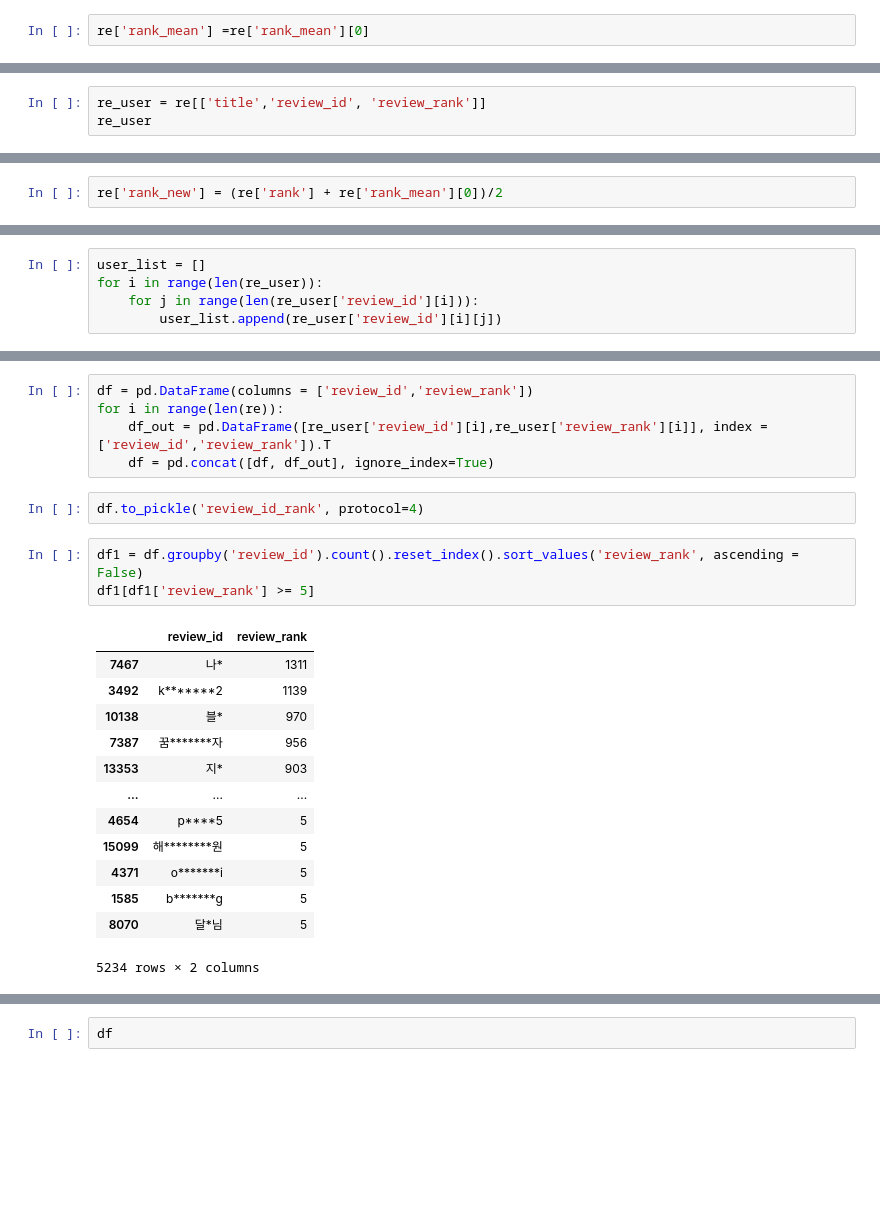
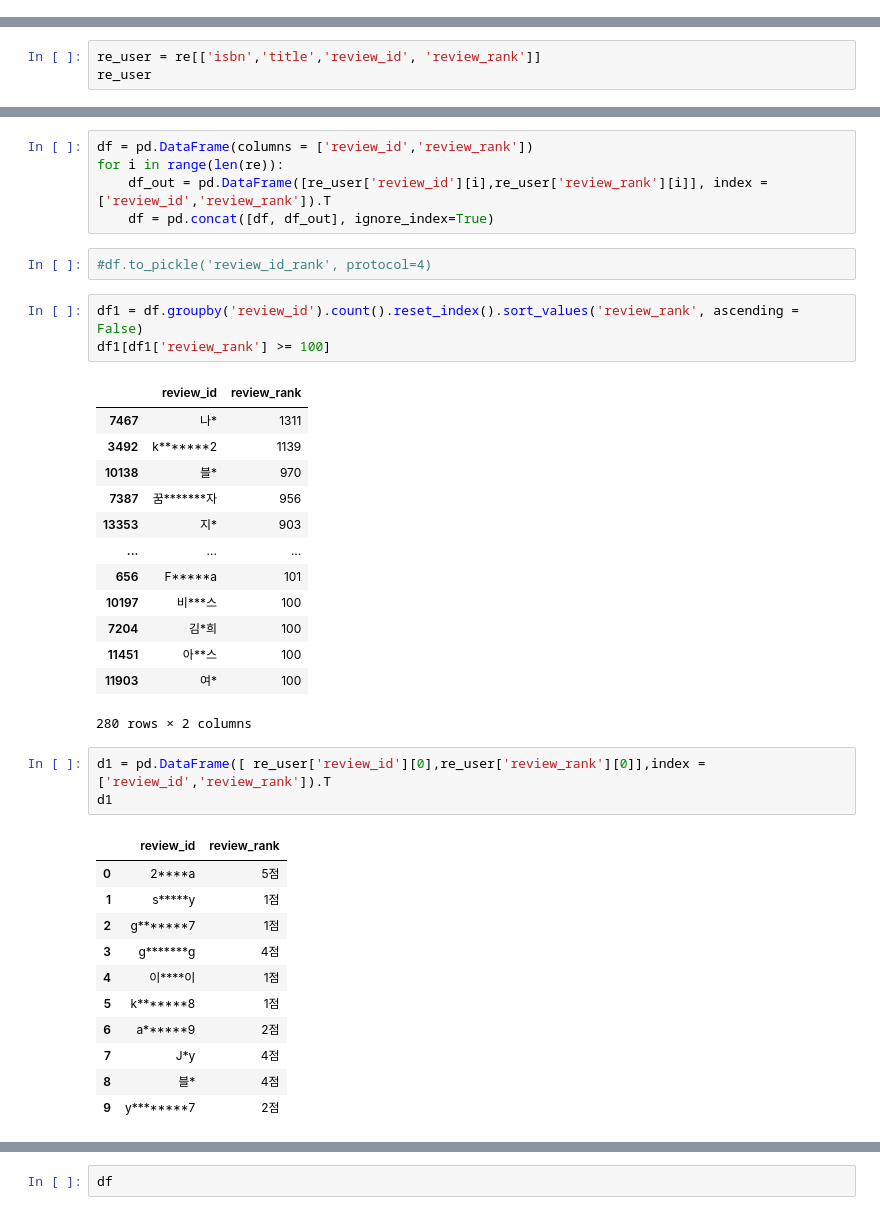
Before and after one commit to Hongbi-Kim/Project_book_recommendation, a Jupyter notebook: user_협업필터링.ipynb, the cells around one changed output, grey strips where cells are left out. Saved outputs shown, nothing was run; the diff lists cells and outputs as text; blank space fills up the shorter version.

```diff
--- a/user_협업필터링.ipynb
+++ b/user_협업필터링.ipynb
@@ -51,5 +51,3 @@ re.tail(2)
 |  | isbn | title | categoryName | salesPoint | adult | rank | genres | mood | interest | rank_mean | ... |
 | 54372 | 9791188519354 | 서번트 리더의 품격 | 자기계발 | 0 | False | 0 | [] | [행복, 도전, 열망] | [리더십, 생각, 성공, 인생] | [] | ... |
 | 54373 | 9791190710350 | 오만과 편견 | 소설 | 0 | False | 0 | [시대, 동화] | [도전, 열정, 행복] | [사랑, 심리, 인간, 인생, 청춘, 관계, 페미니즘, 생각... | [10.0] | ... |
-# %%
-re['rank_mean'] =re['rank_mean'][0]
@@ -62,4 +54,4 @@ IndexError: list index out of range
 # %%
-re_user = re[['title','review_id', 'review_rank']]
+re_user = re[['isbn','title','review_id', 'review_rank']]
 re_user
 # %% [output]
@@ -79,2 +70,0 @@ re_user
-# %%
-re['rank_new'] = (re['rank'] + re['rank_mean'][0])/2
@@ -83,5 +70,0 @@ UFuncTypeError: ufunc 'add' did not contain a loop with signature matching types
-# %%
-user_list = []
-for i in range(len(re_user)):
-    for j in range(len(re_user['review_id'][i])):
-        user_list.append(re_user['review_id'][i][j])
@@ -114,21 +111,36 @@ for i in range(len(re)):
     df_out = pd.DataFrame([re_user['review_id'][i],re_user['review_rank'][i]], index = ['review_id','review_rank']).T
     df = pd.concat([df, df_out], ignore_index=True)
 # %%
-df.to_pickle('review_id_rank', protocol=4)
+#df.to_pickle('review_id_rank', protocol=4)
 # %%
 df1 = df.groupby('review_id').count().reset_index().sort_values('review_rank', ascending = False)
-df1[df1['review_rank'] >= 5]
+df1[df1['review_rank'] >= 100]
 # %% [output]
 |  | review_id | review_rank |
 | 7467 | 나* | 1311 |
 | 3492 | k*******2 | 1139 |
 | 10138 | 블* | 970 |
 | 7387 | 꿈*******자 | 956 |
 | 13353 | 지* | 903 |
 | ... | ... | ... |
-| 4654 | p****5 | 5 |
-| 15099 | 해********원 | 5 |
-| 4371 | o*******i | 5 |
-| 1585 | b*******g | 5 |
-| 8070 | 달*님 | 5 |
+| 656 | F*****a | 101 |
+| 10197 | 비***스 | 100 |
+| 7204 | 김*희 | 100 |
+| 11451 | 아**스 | 100 |
+| 11903 | 여* | 100 |
-5234 rows × 2 columns
+280 rows × 2 columns
+# %%
+d1 = pd.DataFrame([ re_user['review_id'][0],re_user['review_rank'][0]],index = ['review_id','review_rank']).T
+d1
+# %% [output]
+|  | review_id | review_rank |
+| 0 | 2****a | 5점 |
+| 1 | s*****y | 1점 |
+| 2 | g*******7 | 1점 |
+| 3 | g*******g | 4점 |
+| 4 | 이****이 | 1점 |
+| 5 | k*******8 | 1점 |
+| 6 | a******9 | 2점 |
+| 7 | J*y | 4점 |
+| 8 | 블* | 4점 |
+| 9 | y********7 | 2점 |
```
Also changed, not shown: parts of 16 cells of this notebook, 3 other files.
